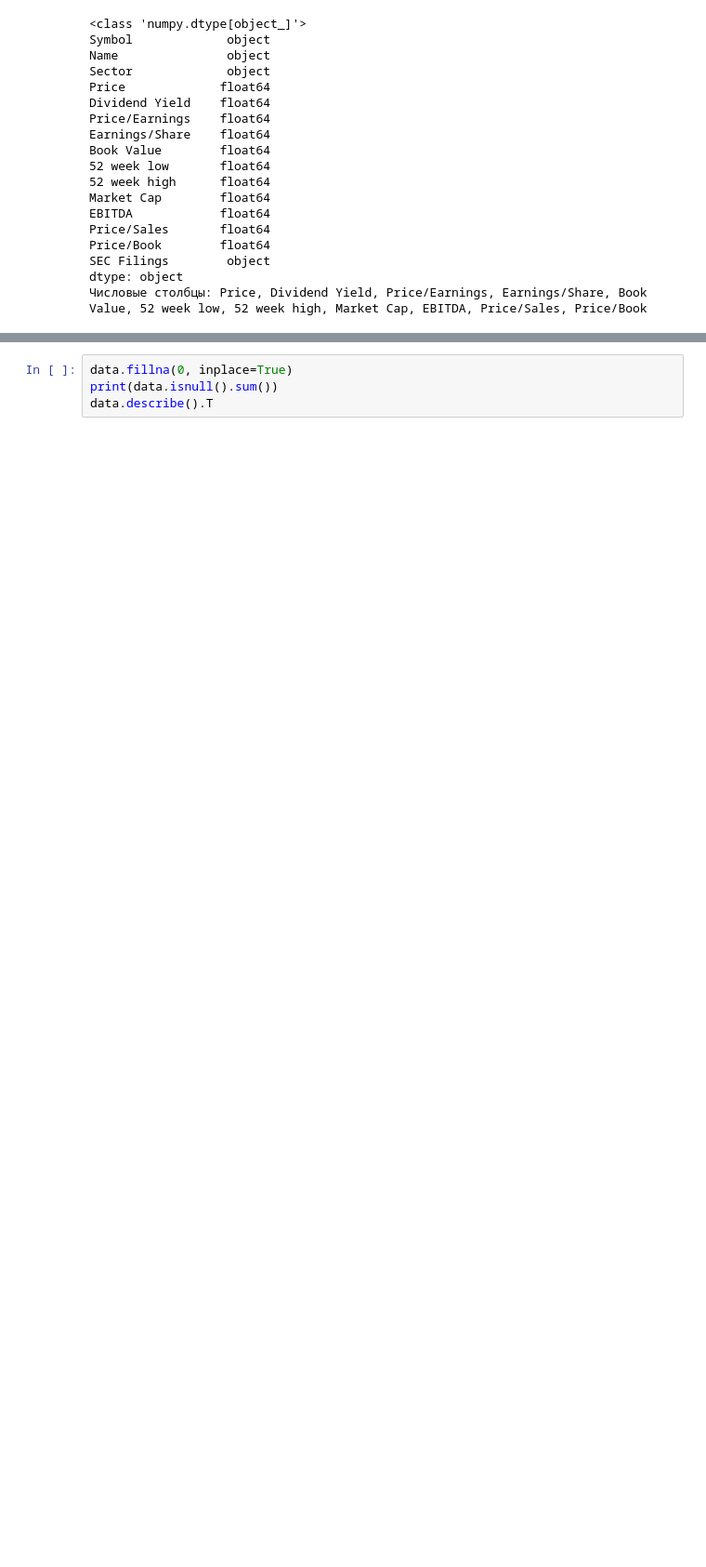
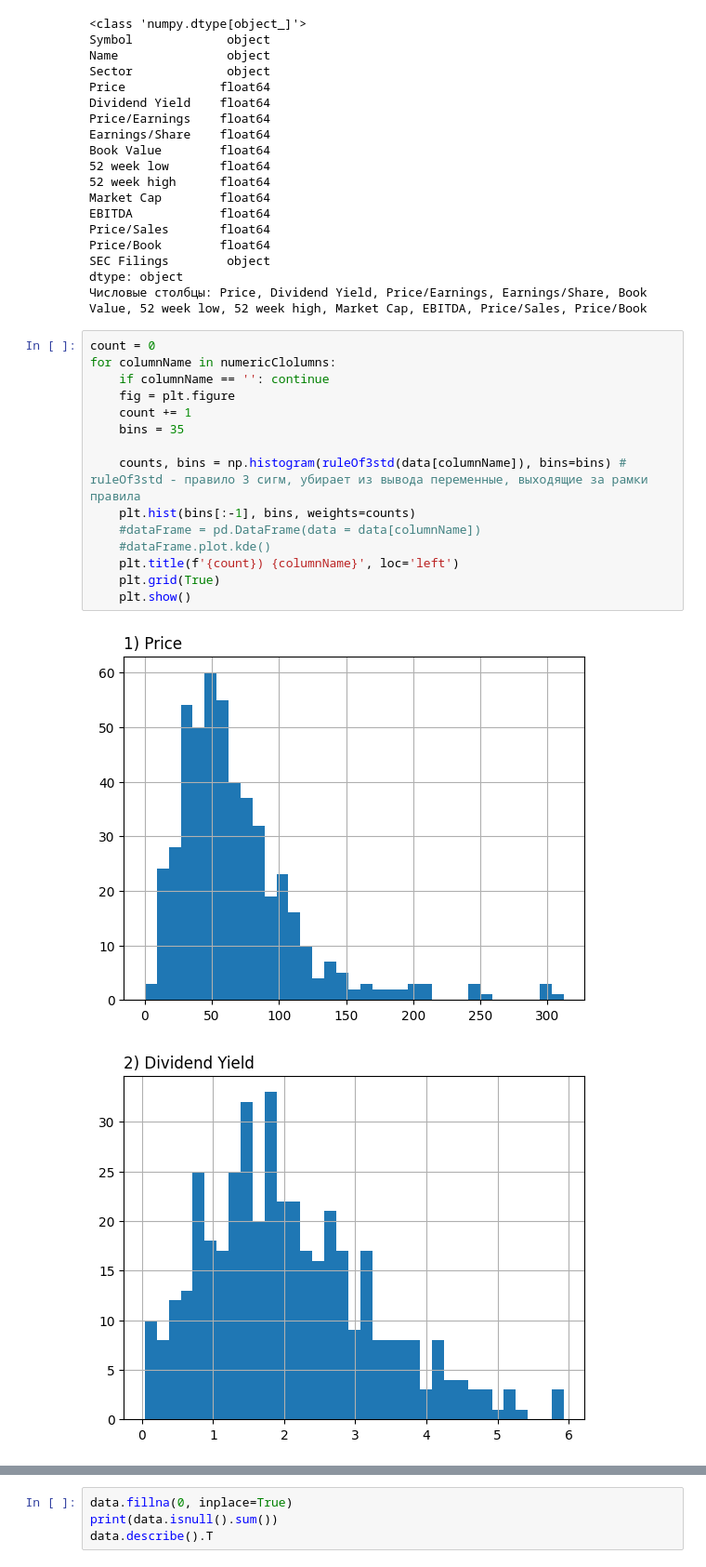
Before and after one commit to EugeneTheWatchman/applied-data-analysis-methods, a Jupyter notebook: z1/basics-of-data-analysis.ipynb, the cells around one changed output, grey strips where cells are left out. Shown at 93% size. Drawn from its saved outputs; the diff is of its cells as text; blank space fills up the shorter version.

Commit message:
added hist of data before filling nan

```diff
--- a/z1/basics-of-data-analysis.ipynb
+++ b/z1/basics-of-data-analysis.ipynb
@@ -75,3 +82,21 @@ Price/Book        float64
 SEC Filings        object
 dtype: object
 Числовые столбцы: Price, Dividend Yield, Price/Earnings, Earnings/Share, Book Value, 52 week low, 52 week high, Market Cap, EBITDA, Price/Sales, Price/Book
+# %%
+count = 0
+for columnName in numericClolumns:
+    if columnName == '': continue
+    fig = plt.figure
+    count += 1
+    bins = 35
+
+    counts, bins = np.histogram(ruleOf3std(data[columnName]), bins=bins) # ruleOf3std - правило 3 сигм, убирает из вывода переменные, выходящие за рамки правила
+    plt.hist(bins[:-1], bins, weights=counts)
+    #dataFrame = pd.DataFrame(data = data[columnName])
+    #dataFrame.plot.kde()
+    plt.title(f'{count}) {columnName}', loc='left')
+    plt.grid(True)
+    plt.show()
+# %% [output]
+[figure, added]
+[figure, added]
```
Also changed, not shown: parts of 3 cells of this notebook.
